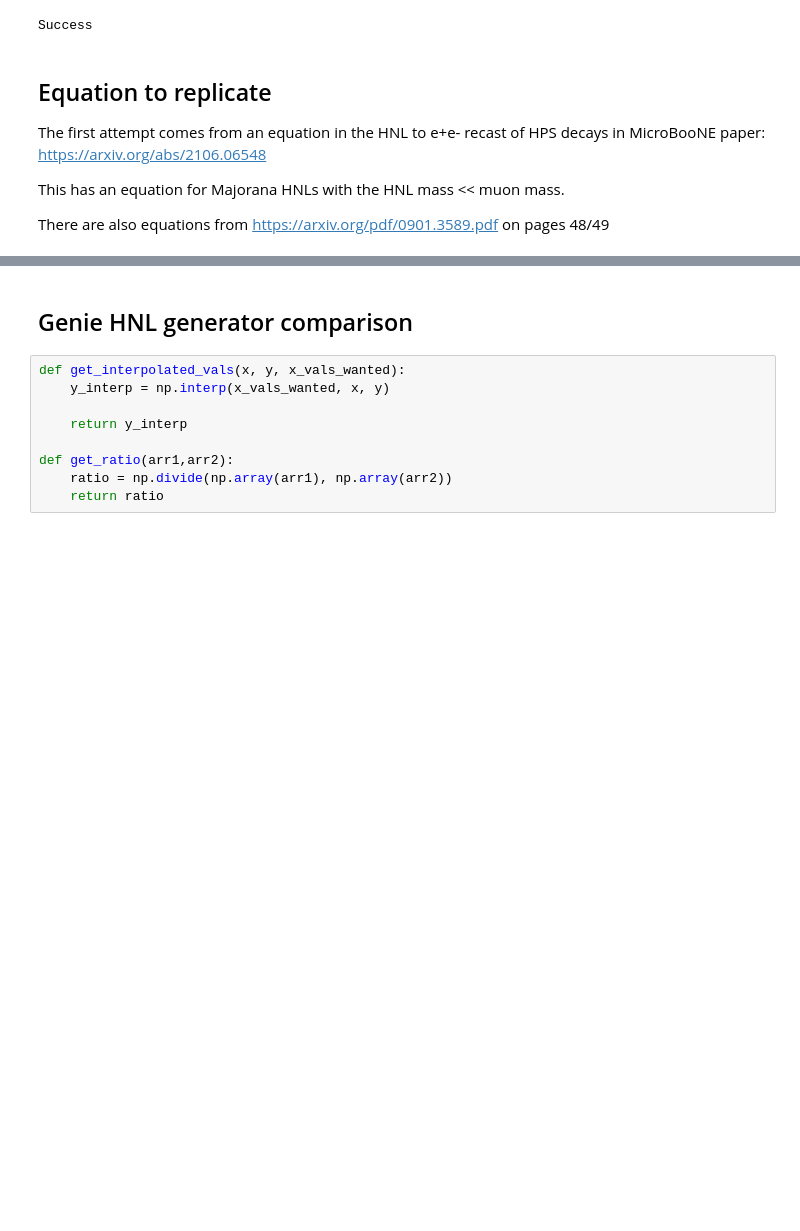
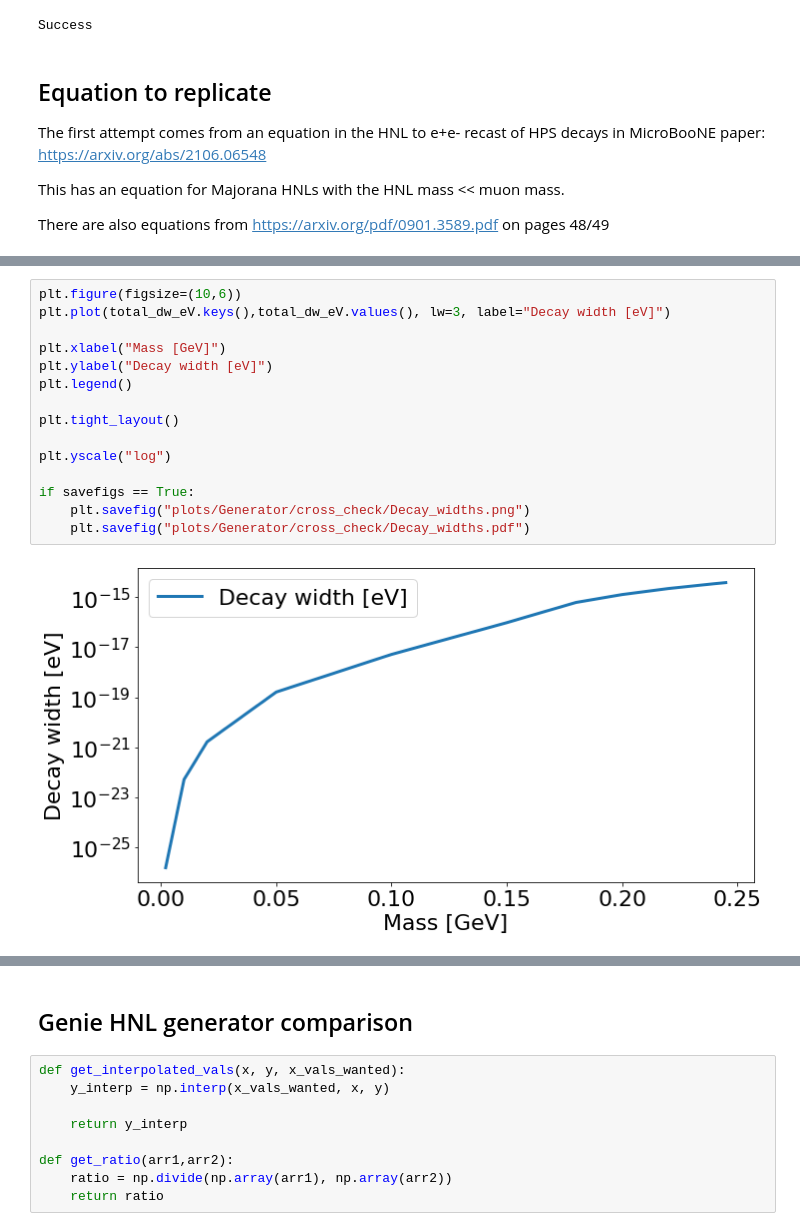
Before and after one commit to dmarsden01/uboone_HNL_analysis, a Jupyter notebook: Rough_rate_calculation.ipynb, the cells around one changed output, grey strips where cells are left out. Saved outputs shown, nothing was run; the diff lists cells and outputs as text; blank space fills up the shorter version.

```diff
--- a/Rough_rate_calculation.ipynb
+++ b/Rough_rate_calculation.ipynb
@@ -35,0 +289,17 @@ Decay_width_3nu = G_F**2/(96*np.pi**3)*(U_mu4**2)*(N_mass**5) #comes from "The s
+# %%
+plt.figure(figsize=(10,6))
+plt.plot(total_dw_eV.keys(),total_dw_eV.values(), lw=3, label="Decay width [eV]")
+
+plt.xlabel("Mass [GeV]")
+plt.ylabel("Decay width [eV]")
+plt.legend()
+
+plt.tight_layout()
+
+plt.yscale("log")
+
+if savefigs == True:
+    plt.savefig("plots/Generator/cross_check/Decay_widths.png")
+    plt.savefig("plots/Generator/cross_check/Decay_widths.pdf")
+# %% [output]
+[figure, added]
```
Also changed, not shown: parts of 54 cells of this notebook, 2 other files.
